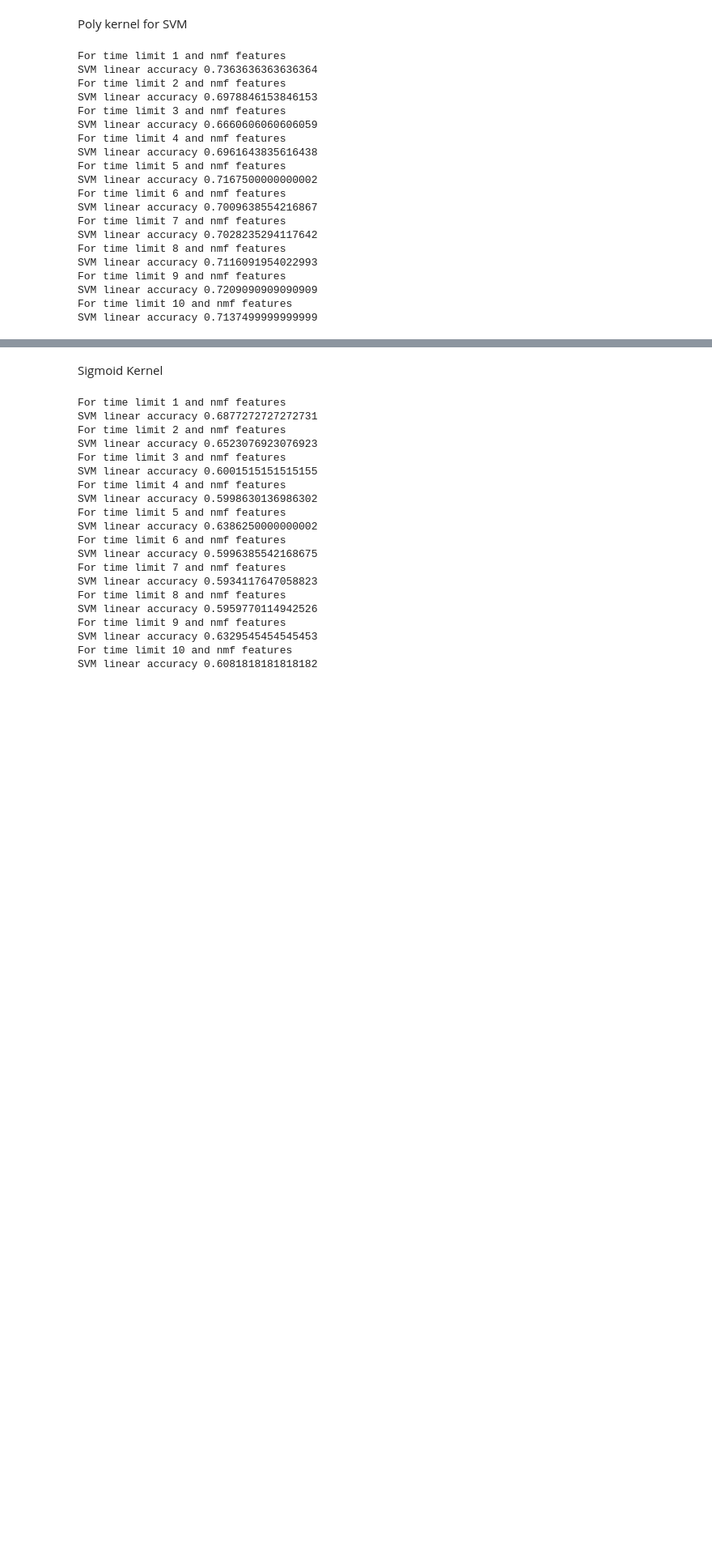
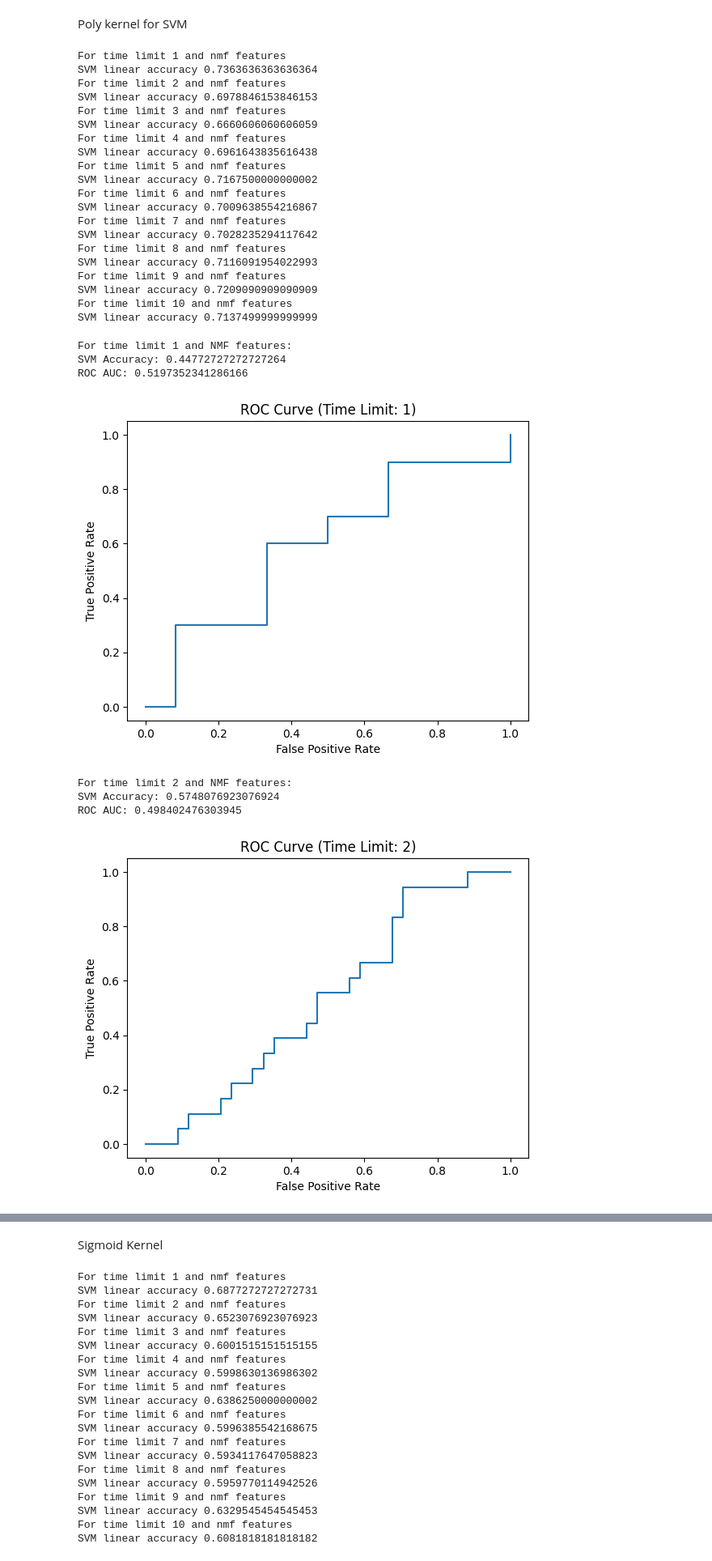
Before and after one commit to Enable72/ECE204_final_project, a Jupyter notebook: project5train-2.ipynb, the cells around one changed output, grey strips where cells are left out. Shown at 81% size. Drawn from its saved outputs; the diff is of its cells as text; code cells hidden in the pictures; blank space fills up the shorter version.

```diff
--- a/project5train-2.ipynb
+++ b/project5train-2.ipynb
@@ -213,3 +293,81 @@ For time limit 9 and nmf features
 SVM linear accuracy 0.7209090909090909
 For time limit 10 and nmf features
 SVM linear accuracy 0.7137499999999999
+# %%
+import pandas as pd
+from sklearn import svm
+from sklearn.model_selection import train_test_split
+from sklearn.metrics import accuracy_score, roc_auc_score, roc_curve
+import matplotlib.pyplot as plt
+
+# Create the SVM classifier object
+svm_clf = svm.SVC(kernel='poly')
+
+def classification_svm_kernel(df):
+    # Get features you select
+    #X=df[['gender', 'ajcc_pathologic_tumor_stage','DSS', 'tumor_status','TP53',	'TTN',	'FAT1',	'MUC16','CLCA4','EGFR','Missense_Mutation',	'Nonsense_Mutation',	'Nonstop_Mutation',	'Splice_Site',	'age']]  # Replace with the actual feature columns
+    X = df.drop(columns=['DSS.time', 'DSS'])
+    #X=df
+    y = df['DSS']
+
+    # Split the dataset into training and testing datasets
+    X_train, X_test, y_train, y_test = train_test_split(X, y, test_size=0.2)
+
+    # Train the model
+    svm_clf.fit(X_train, y_train)
+
+    # Predict on the test set
+    svm_predictions = svm_clf.predict(X_test)
+
+    # Evaluate the model
+    accuracy = accuracy_score(y_test, svm_predictions)
+    roc_auc = roc_auc_score(y_test, svm_predictions)
+
+    return accuracy, roc_auc, X_test, y_test
+
+# Define the time limits
+time_limits = [1,2,3,5, 10]
+
+# Perform classification and compute ROC AUC for each time limit
+for time_limit in time_limits:
+    full_data=full_data[['gender', 'ajcc_pathologic_tumor_stage','DSS','DSS.time' ,'tumor_status','TP53',	'TTN',	'FAT1',	'MUC16','CLCA4','EGFR','Missense_Mutation',	'Nonsense_Mutation',	'Nonstop_Mutation',	'Splice_Site',	'age']]  # Replace with the actual feature columns
+    data = full_data[full_data['DSS.time'] <= time_limit].reset_index(drop=True)
+    X_reduced = nmf.fit_transform(data)
+    df_reduced = pd.DataFrame(X_reduced, columns=['component_1', 'component_2', 'component_3','component_4','component_5','component_6'])
+    df_reduced['DSS'] = data['DSS']
+    df_reduced['DSS.time'] = data['DSS.time']
+    accuracy_list = []
+    roc_auc_list = []
+    X_test_final = None
+    y_test_final = None
+    for _ in range(100):
+        accuracy, roc_auc, X_test, y_test = classification_svm_kernel(df_reduced)
+        accuracy_list.append(accuracy)
+        roc_auc_list.append(roc_auc)
+        if X_test_final is None:
+            X_test_final = X_test
+            y_test_final = y_test
+
+    mean_accuracy = sum(accuracy_list) / len(accuracy_list)
+    mean_roc_auc = sum(roc_auc_list) / len(roc_auc_list)
+    print(f'For time limit {time_limit} and NMF features:')
+    print(f'SVM Accuracy: {mean_accuracy}')
+    print(f'ROC AUC: {mean_roc_auc}')
+
+    # Plot ROC curve
+    fpr, tpr, _ = roc_curve(y_test_final, svm_clf.decision_function(X_test_final))
+    plt.figure()
+    plt.plot(fpr, tpr)
+    plt.xlabel('False Positive Rate')
+    plt.ylabel('True Positive Rate')
+    plt.title(f'ROC Curve (Time Limit: {time_limit})')
+    plt.show()
+# %% [output]
+For time limit 1 and NMF features:
+SVM Accuracy: 0.44772727272727264
+ROC AUC: 0.5197352341286166
+[figure, added]
+For time limit 2 and NMF features:
+SVM Accuracy: 0.5748076923076924
+ROC AUC: 0.498402476303945
+[figure, added]
```
Also changed, not shown: parts of 27 cells of this notebook.
